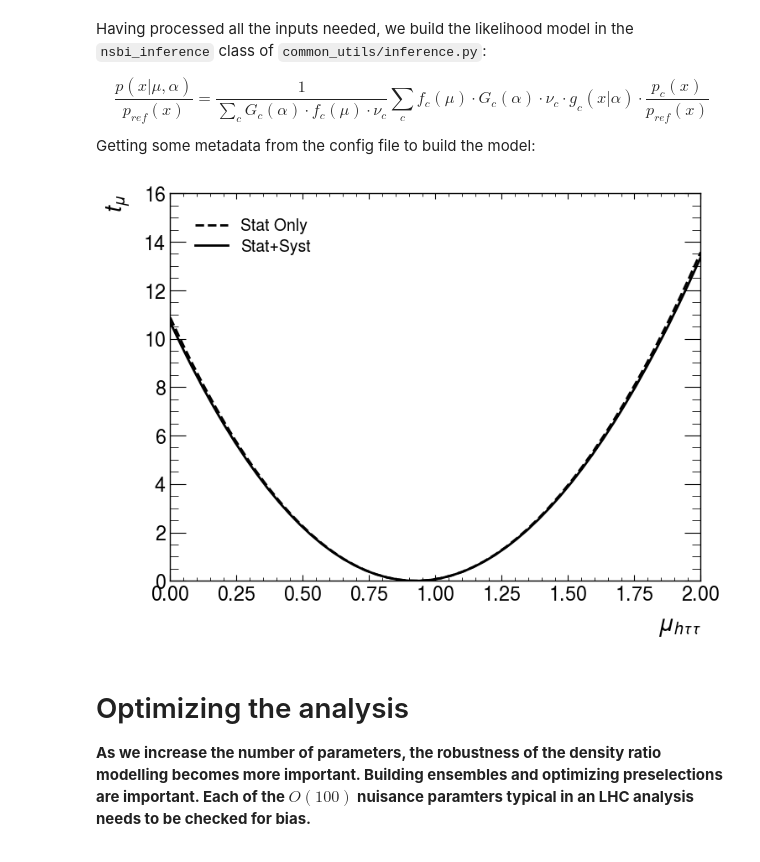
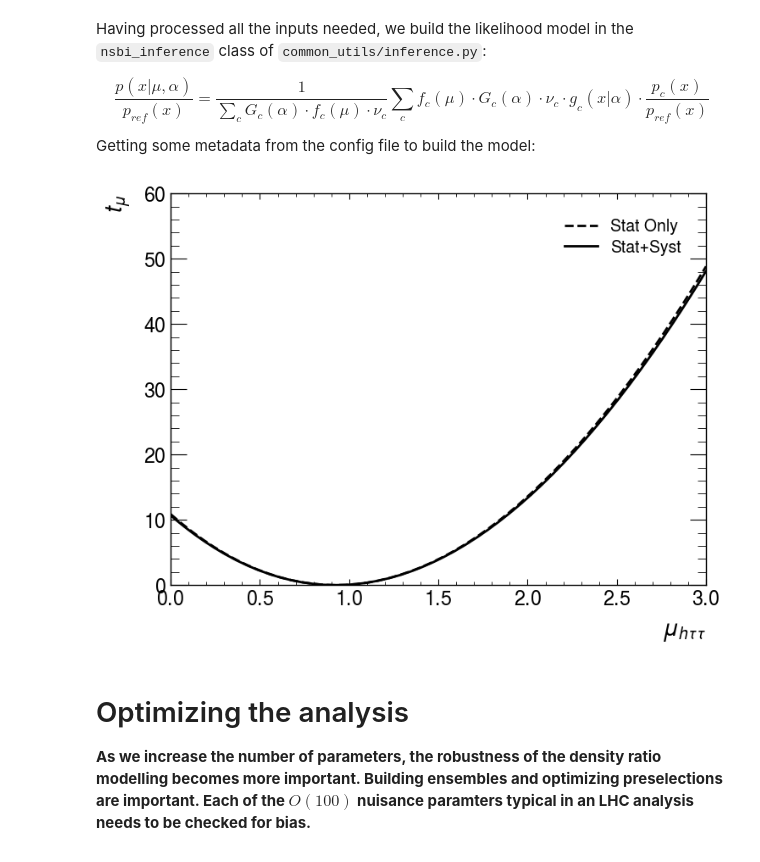
Before and after one commit to TheerthaChembakan/NSBI-workflow-tutorial, a Jupyter notebook: FAIR_universe_Higgs_tautau/Parameter_Fitting_with_Systematics.ipynb, the cells around one changed output. Cells and saved outputs as stored; diff of their text form; code cells hidden in the pictures.

```diff
--- a/FAIR_universe_Higgs_tautau/Parameter_Fitting_with_Systematics.ipynb
+++ b/FAIR_universe_Higgs_tautau/Parameter_Fitting_with_Systematics.ipynb
@@ -146,15 +146,15 @@ Getting some metadata from the config file to build the model:
 # %%
 freeze_params = []
 
 inference_obj.plot_NLL_scan(parameter_name = 'mu_htautau',
                              parameter_label = r'$\mu_{h\tau\tau}$',
                              freeze_params = freeze_params,
-                             bound_range = (0.0, 2.0),
+                             bound_range = (0.0, 3.0),
                              fit_strategy = 0,
                              doStatOnly = True,
                              size = 50)
 # %% [output]
-[figure, old version]
+[figure, new version]
 # %% [markdown]
 Optimizing the analysis
 ===
```
Also changed, not shown: parts of 2 cells of this notebook.
